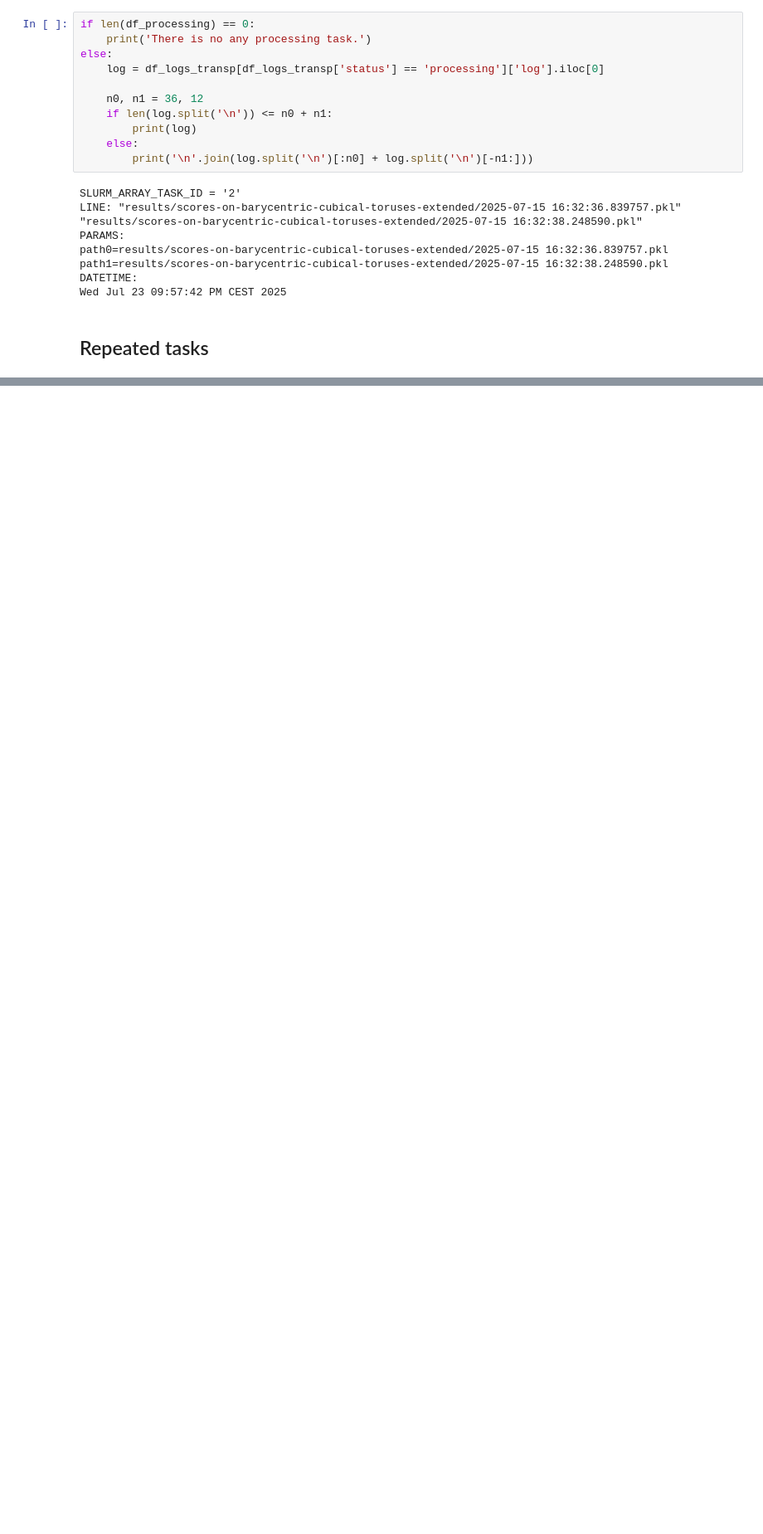
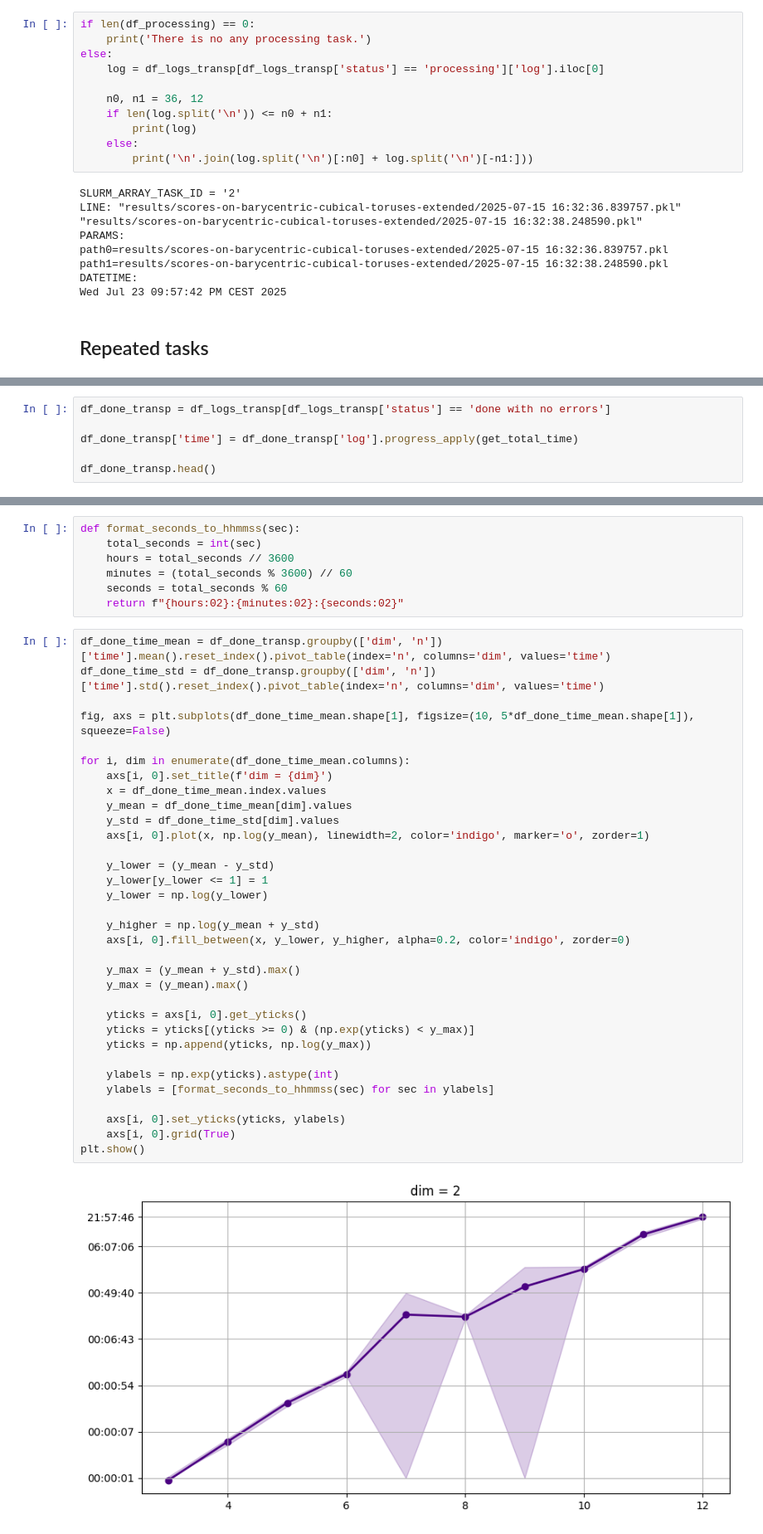
Before and after one commit to zimfv/depth-poset, a Jupyter notebook: notebooks/Logs - Barycentric Cubical Tori-Extended1.ipynb, the cells around one changed output, grey strips where cells are left out. Shown at 83% size. Cells and saved outputs as stored; diff of their text form; blank space fills up the shorter version.

```diff
--- a/notebooks/Logs - Barycentric Cubical Tori-Extended1.ipynb
+++ b/notebooks/Logs - Barycentric Cubical Tori-Extended1.ipynb
@@ -413,0 +446,6 @@ df_logs_repeats
+# %%
+df_done_transp = df_logs_transp[df_logs_transp['status'] == 'done with no errors']
+
+df_done_transp['time'] = df_done_transp['log'].progress_apply(get_total_time)
+
+df_done_transp.head()
@@ -413,0 +464,42 @@ df_logs_repeats
+# %%
+def format_seconds_to_hhmmss(sec):
+    total_seconds = int(sec)
+    hours = total_seconds // 3600
+    minutes = (total_seconds % 3600) // 60
+    seconds = total_seconds % 60
+    return f"{hours:02}:{minutes:02}:{seconds:02}"
+# %%
+df_done_time_mean = df_done_transp.groupby(['dim', 'n'])['time'].mean().reset_index().pivot_table(index='n', columns='dim', values='time')
+df_done_time_std = df_done_transp.groupby(['dim', 'n'])['time'].std().reset_index().pivot_table(index='n', columns='dim', values='time')
+
+fig, axs = plt.subplots(df_done_time_mean.shape[1], figsize=(10, 5*df_done_time_mean.shape[1]), squeeze=False)
+
+for i, dim in enumerate(df_done_time_mean.columns):
+    axs[i, 0].set_title(f'dim = {dim}')
+    x = df_done_time_mean.index.values
+    y_mean = df_done_time_mean[dim].values
+    y_std = df_done_time_std[dim].values
+    axs[i, 0].plot(x, np.log(y_mean), linewidth=2, color='indigo', marker='o', zorder=1)
+
+    y_lower = (y_mean - y_std)
+    y_lower[y_lower <= 1] = 1
+    y_lower = np.log(y_lower)
+
+    y_higher = np.log(y_mean + y_std)
+    axs[i, 0].fill_between(x, y_lower, y_higher, alpha=0.2, color='indigo', zorder=0)
+
+    y_max = (y_mean + y_std).max()
+    y_max = (y_mean).max()
+
+    yticks = axs[i, 0].get_yticks()
+    yticks = yticks[(yticks >= 0) & (np.exp(yticks) < y_max)]
+    yticks = np.append(yticks, np.log(y_max))
+
+    ylabels = np.exp(yticks).astype(int)
+    ylabels = [format_seconds_to_hhmmss(sec) for sec in ylabels]
+
+    axs[i, 0].set_yticks(yticks, ylabels)
+    axs[i, 0].grid(True)
+plt.show()
+# %% [output]
+[figure, added]
```
Also changed, not shown: parts of 14 cells of this notebook, 11 other files.
